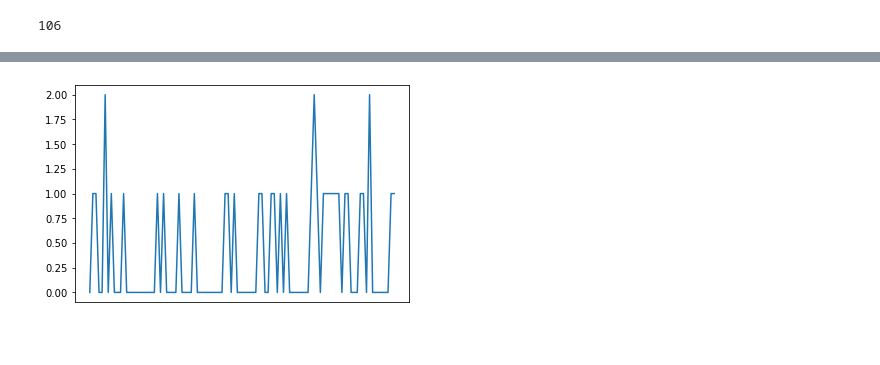
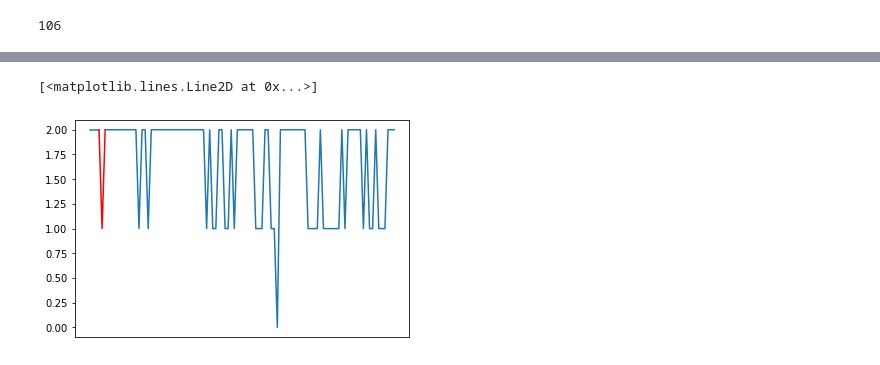
Before and after one commit to EannaCurran/FYP-Time-Series-Classification-For-GWAS-Data, a Jupyter notebook: FPY_SimpleSNP.ipynb, the cells around one changed output, grey strips where cells are left out. Saved outputs shown, nothing was run; the diff lists cells and outputs as text; code cells hidden in the pictures.

```diff
--- a/FPY_SimpleSNP.ipynb
+++ b/FPY_SimpleSNP.ipynb
@@ -104,11 +109,3 @@ plt.gca().axes.get_xaxis().set_visible(False)
-# %%
-# Visualising entry 87 which is a case
-
-dfT[85]=dfT[85].astype(float)
-dfT[85].plot()
-plt.gca().axes.get_xaxis().set_visible(False)
-# %% [output]
-[figure, removed]
 # %%
 # Replacing missing SNP entries and replacing with most frequent value for that SNP of other entries
 
@@ -117,0 +118,15 @@ idf.columns = dfTest.columns
+# %%
+# Getting index of SNP of interest
+idfT = idf.T
+position = idfT[0].index.get_loc("rs2222162")
+# %%
+# Visualising entry 0 - control
+
+position = idfT[0].index.get_loc("rs2222162")
+plt.xticks([])
+plt.plot(idfT[0][0:position-1], color="tab:blue")
+plt.plot(idfT[0][position-2:position+1], color="red")
+plt.plot(idfT[0][position:],color="tab:blue")
+# %% [output]
+[<matplotlib.lines.Line2D at 0x...>]
+[figure, added]
```
Also changed, not shown: parts of 24 cells of this notebook.
